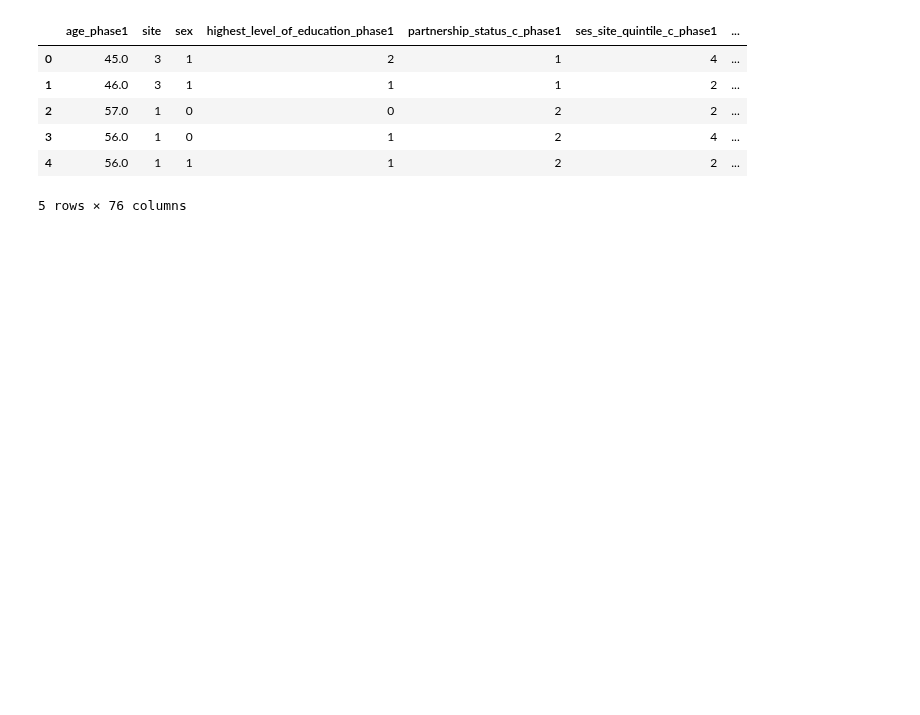
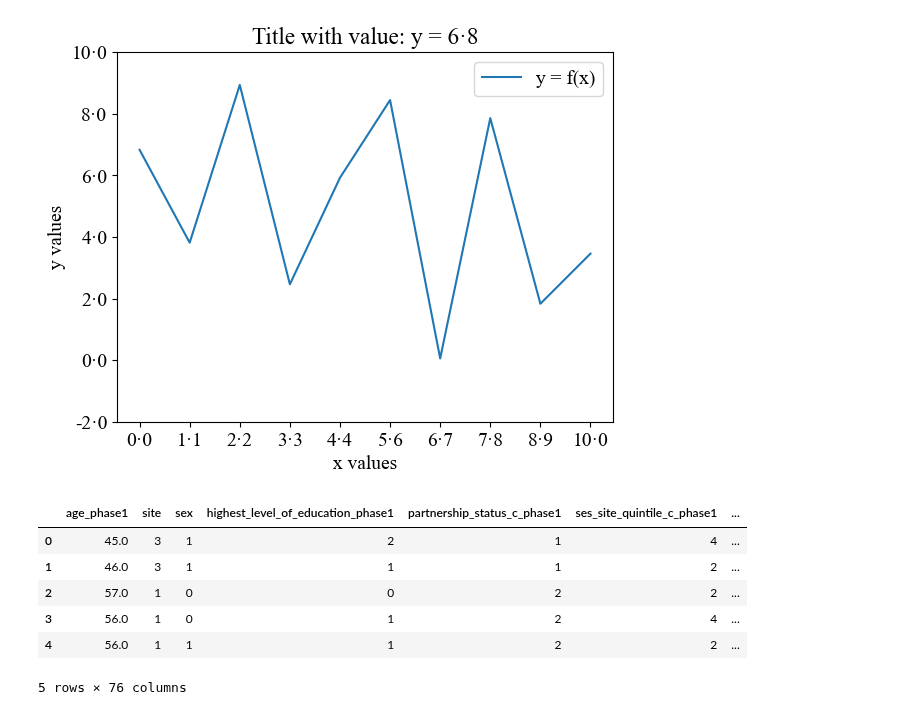
Before and after one commit to kayvinsoo7/HAALSI_work, a Jupyter notebook: mdscan-master/Poisson_scoring2.ipynb, the cells around one changed output. Cells and saved outputs as stored; diff of their text form; code cells hidden in the pictures; blank space fills up the shorter version.

```diff
--- a/mdscan-master/Poisson_scoring2.ipynb
+++ b/mdscan-master/Poisson_scoring2.ipynb
@@ -12,3 +86,49 @@ import warnings
+# %%
+import matplotlib.pyplot as plt
+import numpy as np
+import pandas as pd
+
+# Sample dataset
+data = {
+    'x': np.linspace(0, 10, 10),
+    'y': np.random.uniform(0, 10, 10)
+}
+df = pd.DataFrame(data)
+
+# Convert a value from the dataset to string with midpoint
+def format_value(value):
+    return f'{value:.1f}'.replace('.', '·')
+
+# Format x and y tick labels
+def format_ticks(values):
+    return [format_value(val) for val in values]
+
+# Create the plot
+fig, ax = plt.subplots()
+ax.plot(df['x'], df['y'], label='y = f(x)')
+
+# Add title with formatted value from dataset
+formatted_y_value = format_value(df['y'].iloc[0])  # Get first value for demonstration
+ax.set_title(f'Title with value: y = {formatted_y_value}')
+
+# Add labels
+ax.set_xlabel('x values')
+ax.set_ylabel('y values')
+
+# Set formatted tick labels
+ax.set_xticks(df['x'])
+ax.set_xticklabels(format_ticks(df['x']))
+
+ax.set_yticks(ax.get_yticks())
+ax.set_yticklabels(format_ticks(ax.get_yticks()))
+
+# Add a legend
+ax.legend()
+
+# Show the plot
+plt.show()
+# %% [output]
+[figure, added]
 # %%
 data = pd.read_csv('/Users/kayadetunji/Downloads/HAALSI_work/mdscan-master/project2_data_26_02_24_autostrat1.csv').drop(columns = ['study_id']).fillna(-999)
 
```
Also changed, not shown: parts of 9 cells of this notebook, 2 other files.
